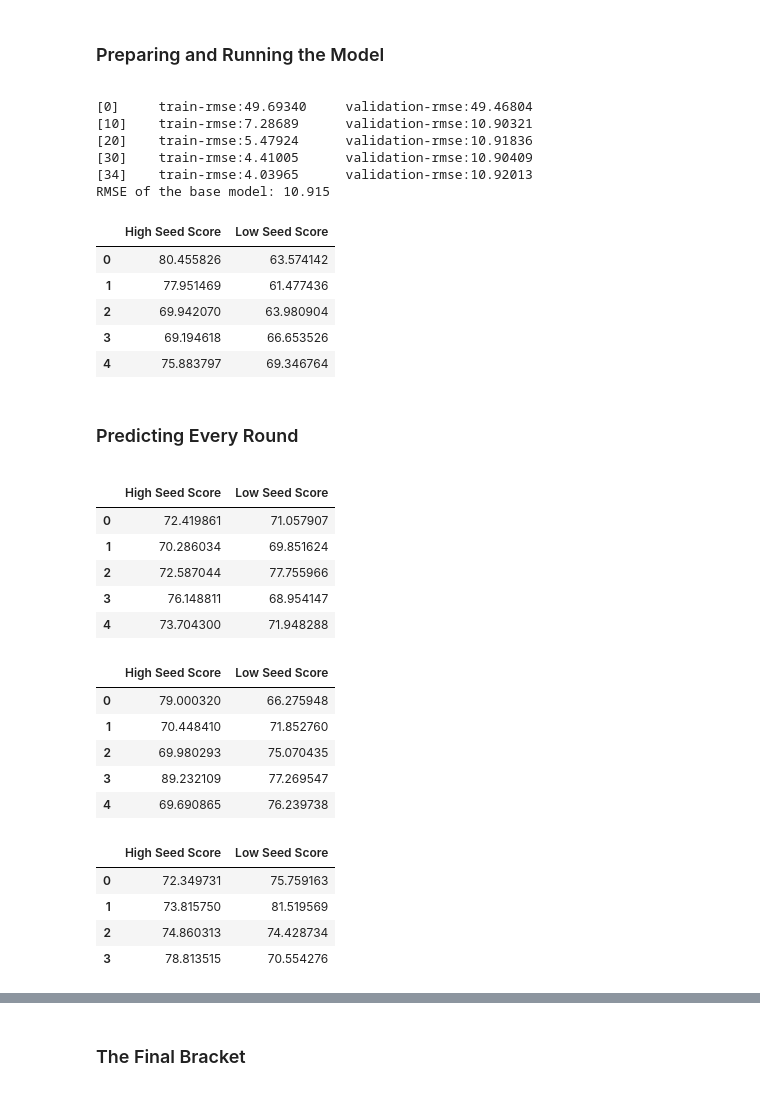
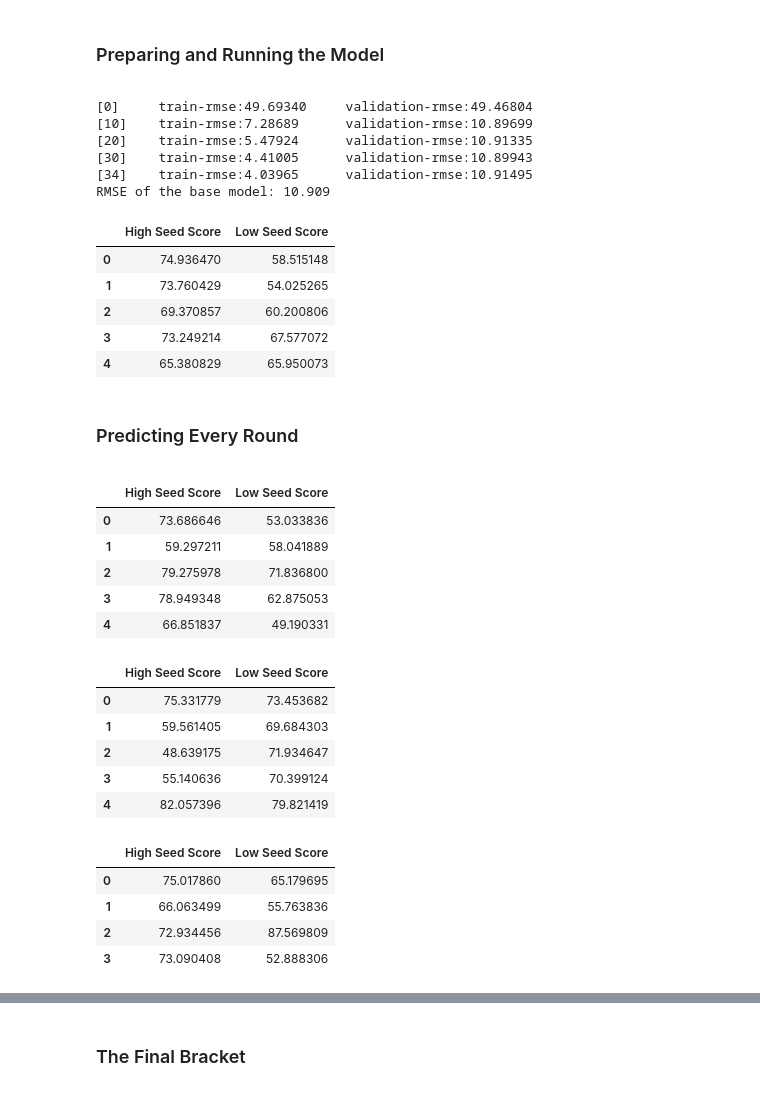
Before and after one commit to bharat-r03/march-madness-model, a Jupyter notebook: Notebook.ipynb, the cells around one changed output, grey strips where cells are left out. Saved outputs shown, nothing was run; the diff lists cells and outputs as text; code cells hidden in the pictures.

```diff
--- a/Notebook.ipynb
+++ b/Notebook.ipynb
@@ -410,7 +411,10 @@ for key in metriclist:
 # Preparing trainset for modeling
 
 m_trainset_formodel = m_trainset_full.drop(columns = ["Season", "Team0", "Team1"])
-X, y = m_trainset_formodel.drop("Score", axis = 1), m_trainset_formodel[["Score"]]
+scaler = MinMaxScaler()
+m_trainset_formodel_scaled = m_trainset_formodel.drop("Score", axis = 1)
+m_trainset_formodel_scaled[m_trainset_formodel_scaled.columns] = scaler.fit_transform(m_trainset_formodel_scaled[m_trainset_formodel_scaled.columns])
+X, y = m_trainset_formodel_scaled, m_trainset_formodel[["Score"]]
 X_train, X_test, y_train, y_test = train_test_split(X, y, random_state = 1)
 
 dtrain_reg = xgb.DMatrix(X_train, y_train)
@@ -437,32 +441,33 @@ rmse = mean_squared_error(y_test, preds, squared = False)
 print(f"RMSE of the base model: {rmse:.3f}")
 # %% [output]
 [0]     train-rmse:49.69340     validation-rmse:49.46804
-[10]    train-rmse:7.28689      validation-rmse:10.90321
-[20]    train-rmse:5.47924      validation-rmse:10.91836
-[30]    train-rmse:4.41005      validation-rmse:10.90409
-[34]    train-rmse:4.03965      validation-rmse:10.92013
-RMSE of the base model: 10.915
+[10]    train-rmse:7.28689      validation-rmse:10.89699
+[20]    train-rmse:5.47924      validation-rmse:10.91335
+[30]    train-rmse:4.41005      validation-rmse:10.89943
+[34]    train-rmse:4.03965      validation-rmse:10.91495
+RMSE of the base model: 10.909
 # %%
 # Using the model on prediction data
 
-m_predset_formodel = m_predset_full.drop(columns = ["Season", "Seed", "Team0", "Team1"])
-m_predset_matrix = xgb.DMatrix(m_predset_formodel)
+m_predset_formodel = m_predset_formodel_scaled = m_predset_full.drop(columns = ["Season", "Seed", "Team0", "Team1"])
+m_predset_formodel_scaled[m_predset_formodel_scaled.columns] = scaler.fit_transform(m_predset_formodel[m_predset_formodel.columns])
+m_predset_matrix = xgb.DMatrix(m_predset_formodel_scaled)
 prediction = model.predict(m_predset_matrix)
 
 high_seed_prediction = prediction[::2]
 low_seed_prediction = prediction[1::2]
 round1_results_df = pd.DataFrame()
 round1_results_df.insert(0, "High Seed Score", high_seed_prediction)
 round1_results_df.insert(1, "Low Seed Score", low_seed_prediction)
 
 round1_results_df.head()
 # %% [output]
 |  | High Seed Score | Low Seed Score |
-| 0 | 80.455826 | 63.574142 |
-| 1 | 77.951469 | 61.477436 |
-| 2 | 69.942070 | 63.980904 |
-| 3 | 69.194618 | 66.653526 |
-| 4 | 75.883797 | 69.346764 |
+| 0 | 74.936470 | 58.515148 |
+| 1 | 73.760429 | 54.025265 |
+| 2 | 69.370857 | 60.200806 |
+| 3 | 73.249214 | 67.577072 |
+| 4 | 65.380829 | 65.950073 |
 # %% [markdown]
 <div id="predicting"></a>
 
@@ -564,8 +569,9 @@ for metric in metriclist:
 # %%
 # Using the model on round 2 prediction data
 
-m_predset_round2_formodel = m_predset_round2.drop(columns = ["Seed", "Team0", "Team1"])
-m_predset_round2_matrix = xgb.DMatrix(m_predset_round2_formodel)
+m_predset_round2_formodel = m_predset_round2_formodel_scaled = m_predset_round2.drop(columns = ["Seed", "Team0", "Team1"])
+m_predset_round2_formodel_scaled[m_predset_round2_formodel_scaled.columns] = scaler.fit_transform(m_predset_round2_formodel[m_predset_round2_formodel.columns])
+m_predset_round2_matrix = xgb.DMatrix(m_predset_round2_formodel_scaled)
 round2_prediction = model.predict(m_predset_round2_matrix)
 
 high_seed_round2_prediction = round2_prediction[::2]
@@ -577,11 +583,11 @@ round2_results_df.insert(1, "Low Seed Score", low_seed_round2_prediction)
 round2_results_df.head()
 # %% [output]
 |  | High Seed Score | Low Seed Score |
-| 0 | 72.419861 | 71.057907 |
-| 1 | 70.286034 | 69.851624 |
-| 2 | 72.587044 | 77.755966 |
-| 3 | 76.148811 | 68.954147 |
-| 4 | 73.704300 | 71.948288 |
+| 0 | 73.686646 | 53.033836 |
+| 1 | 59.297211 | 58.041889 |
+| 2 | 79.275978 | 71.836800 |
+| 3 | 78.949348 | 62.875053 |
+| 4 | 66.851837 | 49.190331 |
 # %%
 # Rinsing and repeating for every round, changing small aspects to accommodate different bracket sizes
 # ROUND 3
@@ -682,8 +688,9 @@ for metric in metriclist:
 # %%
 # Using the model on round 3 prediction data
 
-m_predset_round3_formodel = m_predset_round3.drop(columns = ["Seed", "Team0", "Team1"])
-m_predset_round3_matrix = xgb.DMatrix(m_predset_round3_formodel)
+m_predset_round3_formodel = m_predset_round3_formodel_scaled = m_predset_round3.drop(columns = ["Seed", "Team0", "Team1"])
+m_predset_round3_formodel_scaled[m_predset_round3_formodel_scaled.columns] = scaler.fit_transform(m_predset_round3_formodel[m_predset_round3_formodel.columns])
+m_predset_round3_matrix = xgb.DMatrix(m_predset_round3_formodel_scaled)
 round3_prediction = model.predict(m_predset_round3_matrix)
 
 high_seed_round3_prediction = round3_prediction[::2]
@@ -695,11 +702,11 @@ round3_results_df.insert(1, "Low Seed Score", low_seed_round3_prediction)
 round3_results_df.head()
 # %% [output]
 |  | High Seed Score | Low Seed Score |
-| 0 | 79.000320 | 66.275948 |
-| 1 | 70.448410 | 71.852760 |
-| 2 | 69.980293 | 75.070435 |
-| 3 | 89.232109 | 77.269547 |
-| 4 | 69.690865 | 76.239738 |
+| 0 | 75.331779 | 73.453682 |
+| 1 | 59.561405 | 69.684303 |
+| 2 | 48.639175 | 71.934647 |
+| 3 | 55.140636 | 70.399124 |
+| 4 | 82.057396 | 79.821419 |
 # %%
 # Rinsing and repeating for every round, changing small aspects to accommodate different bracket sizes
 # ROUND 4
@@ -805,8 +812,9 @@ for metric in metriclist:
 # %%
 # Using the model on round 4 prediction data
 
-m_predset_round4_formodel = m_predset_round4.drop(columns = ["Seed", "Team0", "Team1"])
-m_predset_round4_matrix = xgb.DMatrix(m_predset_round4_formodel)
+m_predset_round4_formodel = m_predset_round4_formodel_scaled = m_predset_round4.drop(columns = ["Seed", "Team0", "Team1"])
+m_predset_round4_formodel_scaled[m_predset_round4_formodel_scaled.columns] = scaler.fit_transform(m_predset_round4_formodel[m_predset_round4_formodel.columns])
+m_predset_round4_matrix = xgb.DMatrix(m_predset_round4_formodel_scaled)
 round4_prediction = model.predict(m_predset_round4_matrix)
 
 high_seed_round4_prediction = round4_prediction[::2]
@@ -818,10 +826,10 @@ round4_results_df.insert(1, "Low Seed Score", low_seed_round4_prediction)
 round4_results_df.head()
 # %% [output]
 |  | High Seed Score | Low Seed Score |
-| 0 | 72.349731 | 75.759163 |
-| 1 | 73.815750 | 81.519569 |
-| 2 | 74.860313 | 74.428734 |
-| 3 | 78.813515 | 70.554276 |
+| 0 | 75.017860 | 65.179695 |
+| 1 | 66.063499 | 55.763836 |
+| 2 | 72.934456 | 87.569809 |
+| 3 | 73.090408 | 52.888306 |
 # %%
 # Rinsing and repeating for every round, changing small aspects to accommodate different bracket sizes
 # ROUND 5
```
Also changed, not shown: parts of 5 cells of this notebook, 1 other file.
